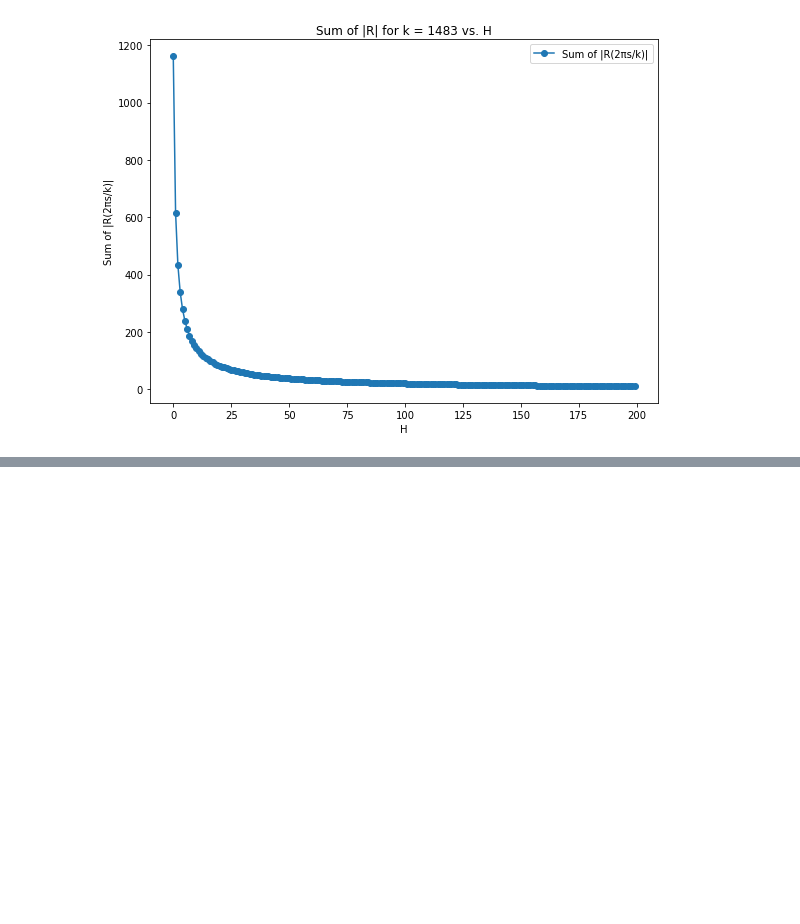
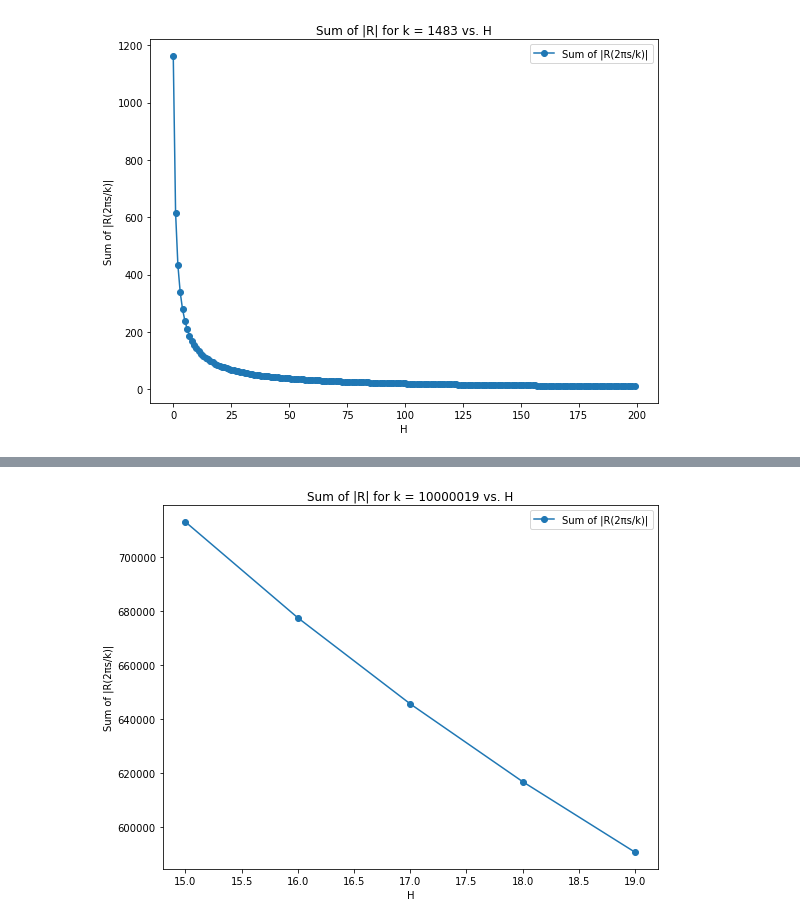
Before and after one commit to jcheigh/Thesis, a Jupyter notebook: src/utils/r.ipynb, the cells around one changed output, grey strips where cells are left out. Saved outputs shown, nothing was run; the diff lists cells and outputs as text; code cells hidden in the pictures; blank space fills up the shorter version.

```diff
--- a/src/utils/r.ipynb
+++ b/src/utils/r.ipynb
@@ -190,0 +214,8 @@ create_3i(10,499, H_vals)
+# %%
+
+
+H_vals = list(range(15, 20))
+
+create_2i(primes, H_vals)
+# %% [output]
+[figure, added]
```
Also changed, not shown: parts of 10 cells of this notebook, 17 other files.
